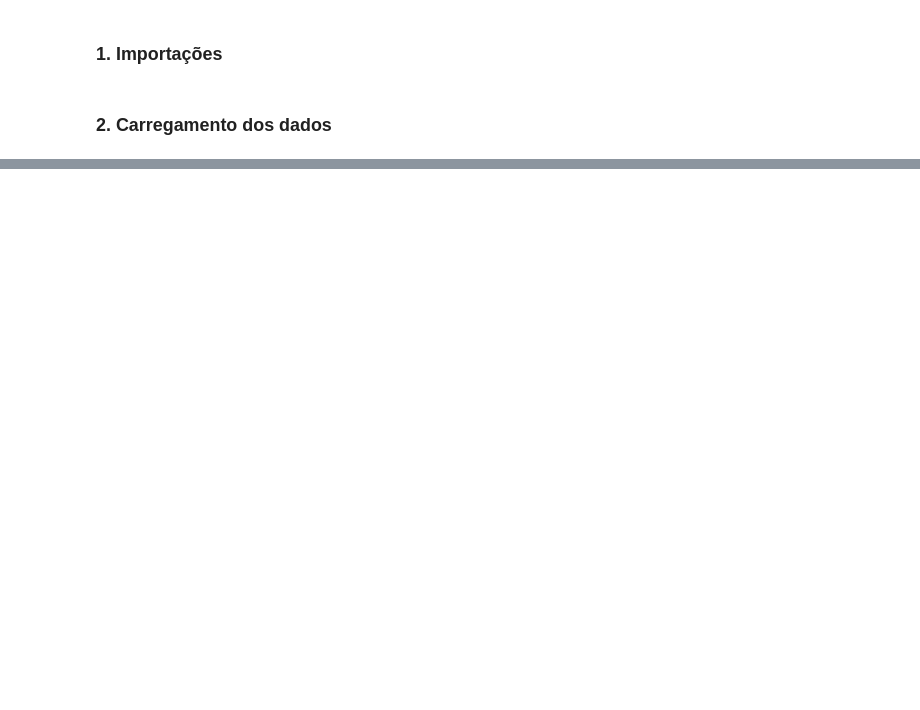
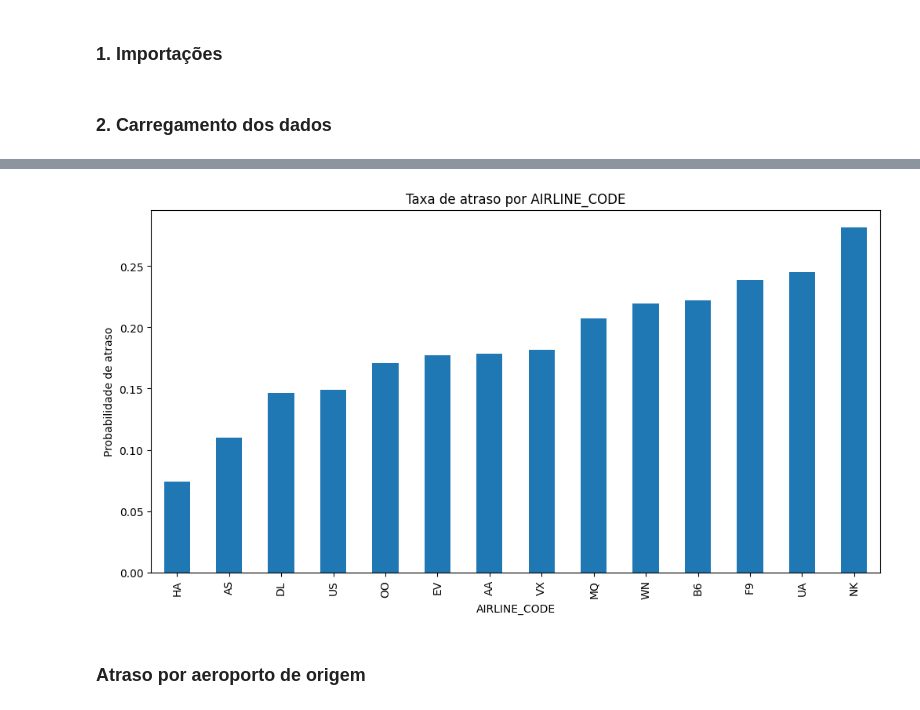
Before and after one commit to alicebiasilva/flight-delay-model-prediction, a Jupyter notebook: notebooks/data_exploration.ipynb, the cells around one changed output, grey strips where cells are left out. Cells and saved outputs as stored; diff of their text form; code cells hidden in the pictures; blank space fills up the shorter version.

```diff
--- a/notebooks/data_exploration.ipynb
+++ b/notebooks/data_exploration.ipynb
@@ -404,0 +216,11 @@ plt.show()
+# %%
+delay_by_state = df.groupby("AIRLINE_CODE")["IS_DELAYED"].mean().sort_values()
+delay_by_state.plot(kind="bar", figsize=(12,6))
+plt.title("Taxa de atraso por AIRLINE_CODE")
+plt.xlabel("AIRLINE_CODE")
+plt.ylabel("Probabilidade de atraso")
+plt.show()
+# %% [output]
+[figure, added]
+# %% [markdown]
+### Atraso por aeroporto de origem
```
Also changed, not shown: parts of 92 cells of this notebook, 3 other files.
